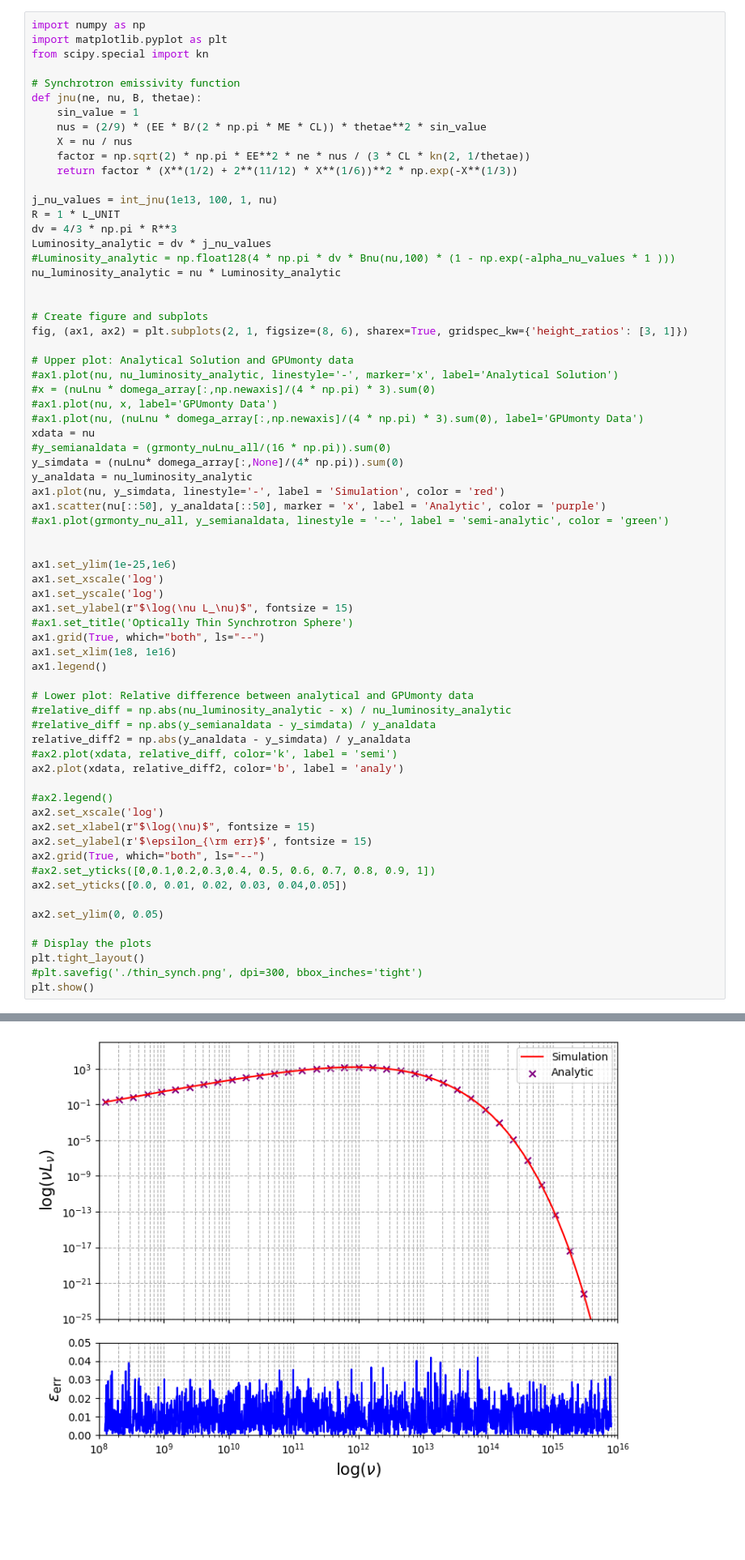
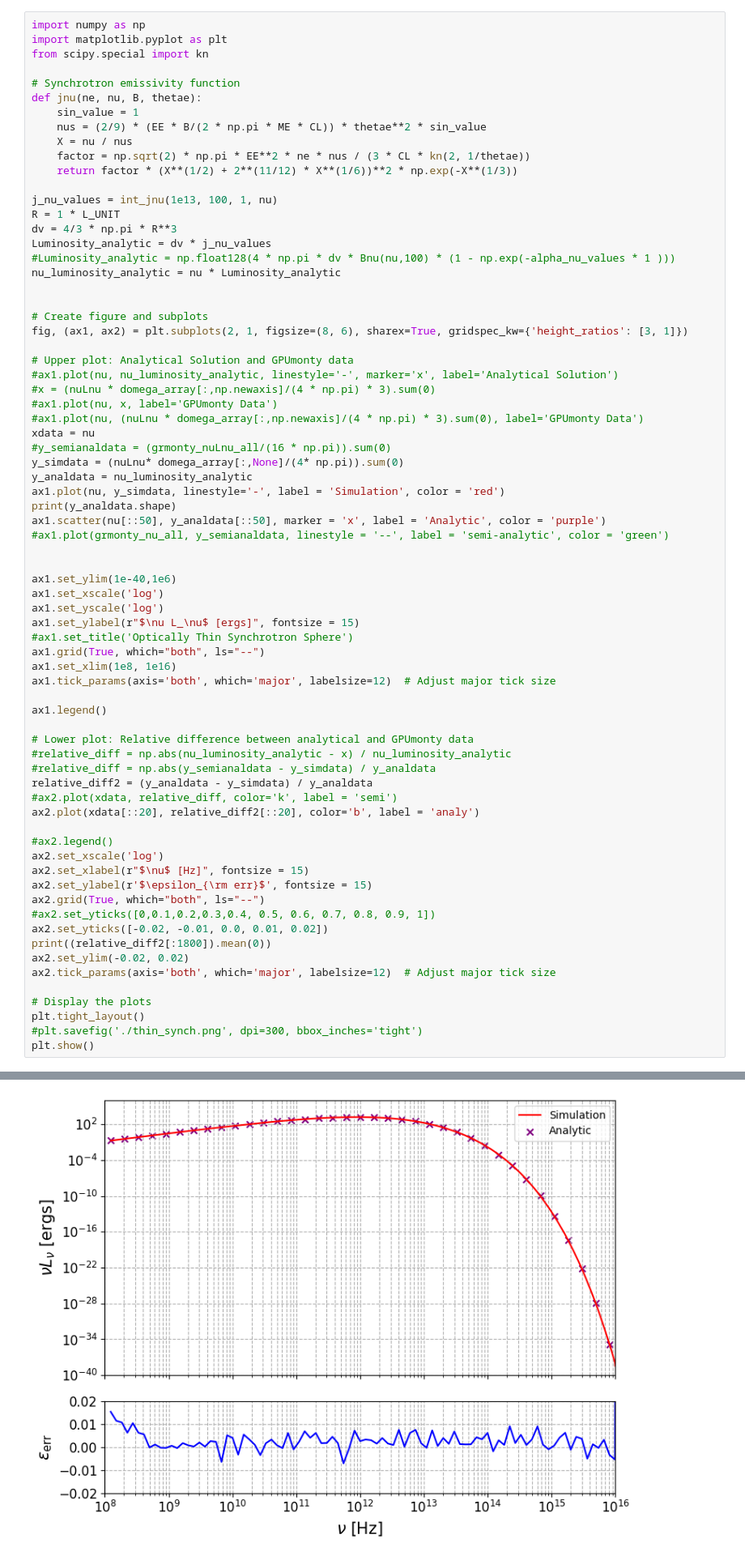
Before and after one commit to black-hole-group/gpumonty, a Jupyter notebook: python/sphere_test.ipynb, the cells around one changed output, grey strips where cells are left out. Shown at 81% size. Saved outputs shown, nothing was run; the diff lists cells and outputs as text; blank space fills up the shorter version.

```diff
--- a/python/sphere_test.ipynb
+++ b/python/sphere_test.ipynb
@@ -279,35 +300,39 @@ xdata = nu
 y_simdata = (nuLnu* domega_array[:,None]/(4* np.pi)).sum(0)
 y_analdata = nu_luminosity_analytic
 ax1.plot(nu, y_simdata, linestyle='-', label = 'Simulation', color = 'red')
+print(y_analdata.shape)
 ax1.scatter(nu[::50], y_analdata[::50], marker = 'x', label = 'Analytic', color = 'purple')
 #ax1.plot(grmonty_nu_all, y_semianaldata, linestyle = '--', label = 'semi-analytic', color = 'green')
 
 
-ax1.set_ylim(1e-25,1e6)
+ax1.set_ylim(1e-40,1e6)
 ax1.set_xscale('log')
 ax1.set_yscale('log')
-ax1.set_ylabel(r"$\log(\nu L_\nu)$", fontsize = 15)
+ax1.set_ylabel(r"$\nu L_\nu$ [ergs]", fontsize = 15)
 #ax1.set_title('Optically Thin Synchrotron Sphere')
 ax1.grid(True, which="both", ls="--")
 ax1.set_xlim(1e8, 1e16)
+ax1.tick_params(axis='both', which='major', labelsize=12)  # Adjust major tick size
+
 ax1.legend()
 
 # Lower plot: Relative difference between analytical and GPUmonty data
 #relative_diff = np.abs(nu_luminosity_analytic - x) / nu_luminosity_analytic
 #relative_diff = np.abs(y_semianaldata - y_simdata) / y_analdata
-relative_diff2 = np.abs(y_analdata - y_simdata) / y_analdata
+relative_diff2 = (y_analdata - y_simdata) / y_analdata
 #ax2.plot(xdata, relative_diff, color='k', label = 'semi')
-ax2.plot(xdata, relative_diff2, color='b', label = 'analy')
+ax2.plot(xdata[::20], relative_diff2[::20], color='b', label = 'analy')
 
 #ax2.legend()
 ax2.set_xscale('log')
-ax2.set_xlabel(r"$\log(\nu)$", fontsize = 15)
+ax2.set_xlabel(r"$\nu$ [Hz]", fontsize = 15)
 ax2.set_ylabel(r'$\epsilon_{\rm err}$', fontsize = 15)
 ax2.grid(True, which="both", ls="--")
 #ax2.set_yticks([0,0.1,0.2,0.3,0.4, 0.5, 0.6, 0.7, 0.8, 0.9, 1])
-ax2.set_yticks([0.0, 0.01, 0.02, 0.03, 0.04,0.05])
-
-ax2.set_ylim(0, 0.05)
+ax2.set_yticks([-0.02, -0.01, 0.0, 0.01, 0.02])
+print((relative_diff2[:1800]).mean(0))
+ax2.set_ylim(-0.02, 0.02)
+ax2.tick_params(axis='both', which='major', labelsize=12)  # Adjust major tick size
 
 # Display the plots
 plt.tight_layout()
@@ -317 +344 @@ plt.show()
-[figure, old version]
+[figure, new version]
```
Also changed, not shown: parts of 6 cells of this notebook, 5 other files.
